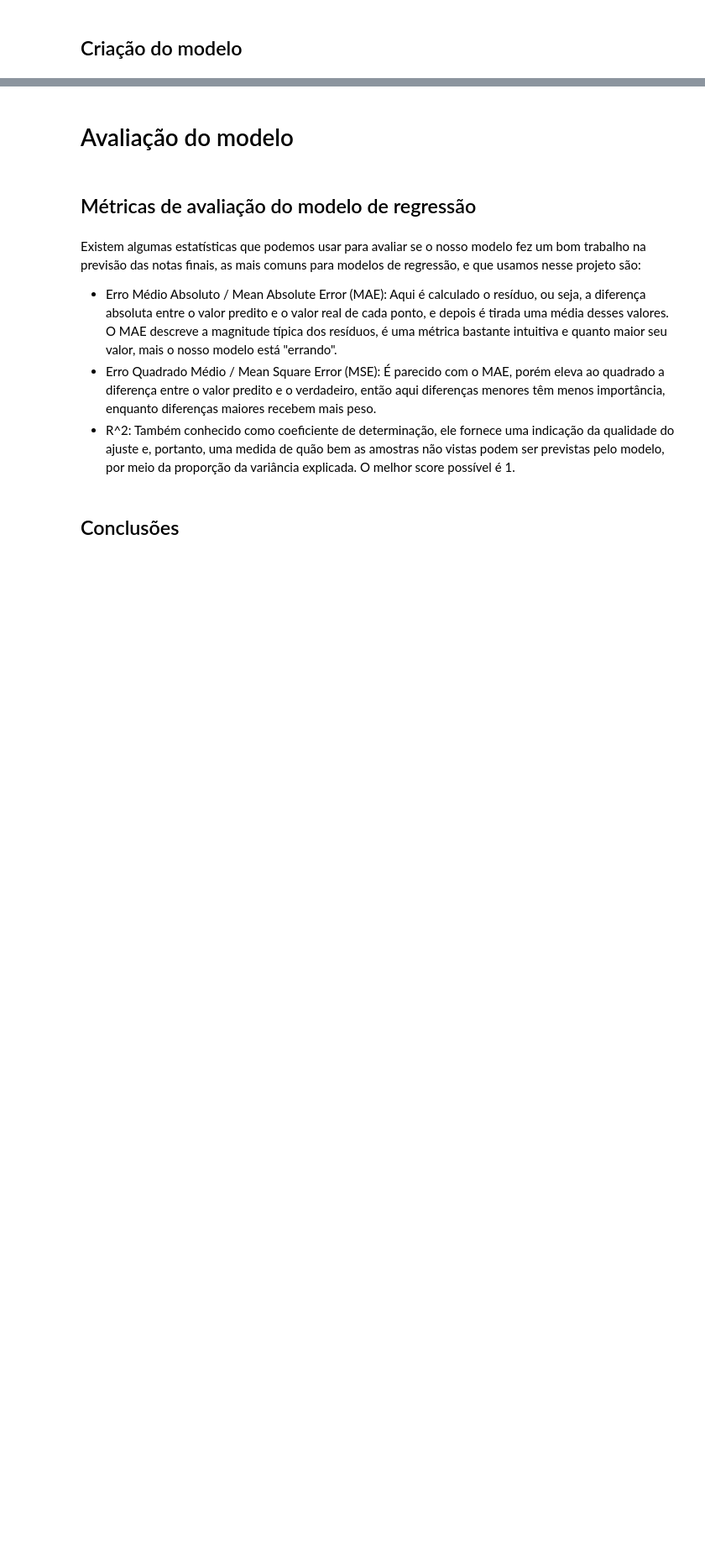
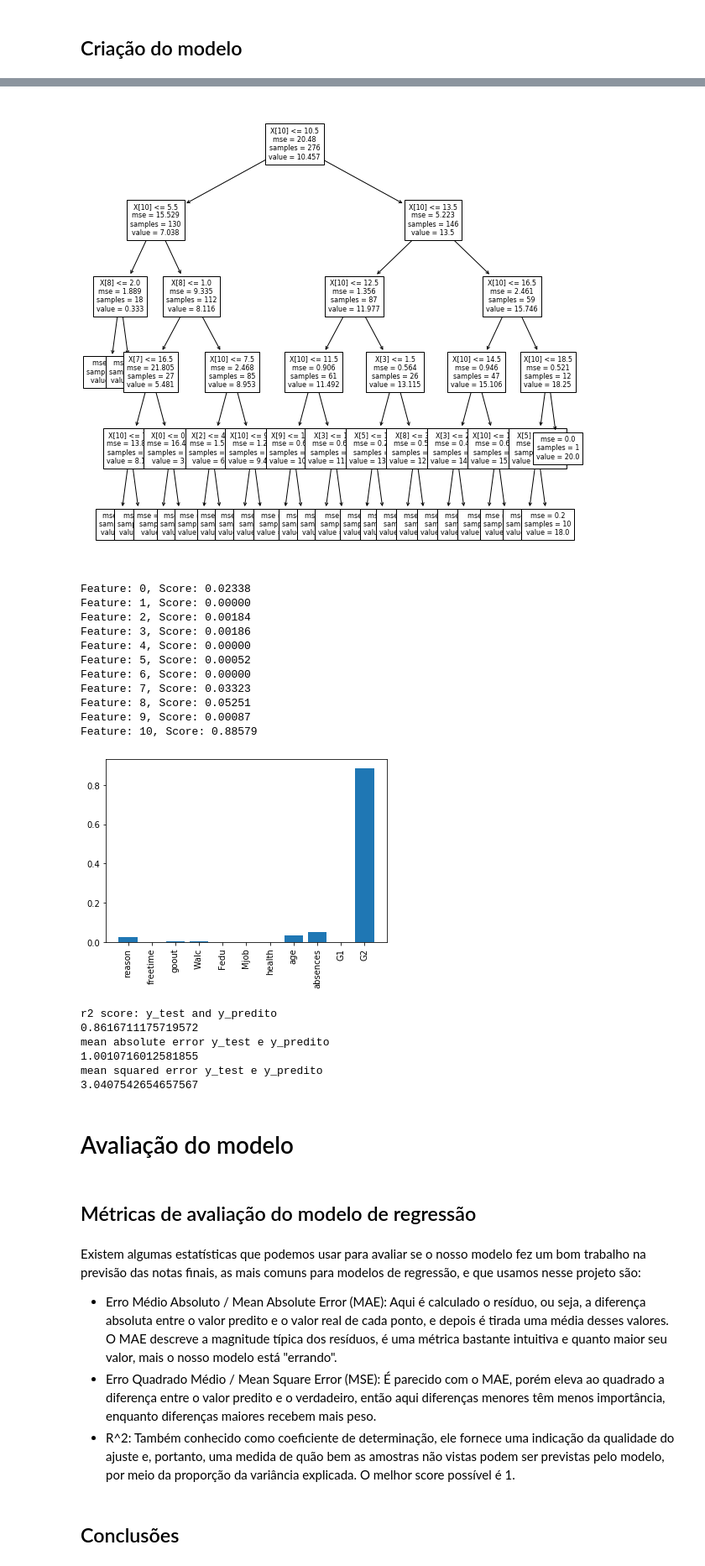
Before and after one commit to seidenfuss/AIGirls_notasAlunos, a Jupyter notebook: modelo_notas_alunos.ipynb, the cells around one changed output, grey strips where cells are left out. Shown: that part at 84% size. Saved outputs shown, nothing was run; the diff lists cells and outputs as text; code cells hidden in the pictures; blank space fills up the shorter version.

```diff
--- a/modelo_notas_alunos.ipynb
+++ b/modelo_notas_alunos.ipynb
@@ -93,2 +100,6 @@ print(X_correlacao_pearson_treze.shape)
 # %% [markdown]
 ### Usando o RFECV
+# %%
+# foram selecionadas 10 características utilizando eliminação recursiva de características com validação cruzada (RFE-CV)
+X_RFECV = df_modelo[['reason','freetime','goout','Walc','Fedu','Mjob','health','age','absences','G1','G2']]
+print(X_RFECV.shape)
@@ -233,3 +311,25 @@ arvore_test(X_demog,y,5)
+# %%
+arvore_test(X_RFECV,y,5)
+# %% [output]
+[figure, added]
+Feature: 0, Score: 0.02338
+Feature: 1, Score: 0.00000
+Feature: 2, Score: 0.00184
+Feature: 3, Score: 0.00186
+Feature: 4, Score: 0.00000
+Feature: 5, Score: 0.00052
+Feature: 6, Score: 0.00000
+Feature: 7, Score: 0.03323
+Feature: 8, Score: 0.05251
+Feature: 9, Score: 0.00087
+Feature: 10, Score: 0.88579
+[figure, added]
+r2 score: y_test and y_predito
+0.8616711175719572
+mean absolute error y_test e y_predito
+1.0010716012581855
+mean squared error y_test e y_predito
+3.0407542654657567
 # %% [markdown]
 # Avaliação do modelo
 # %% [markdown]
```
Also changed, not shown: parts of 16 cells of this notebook, 4 other files.
